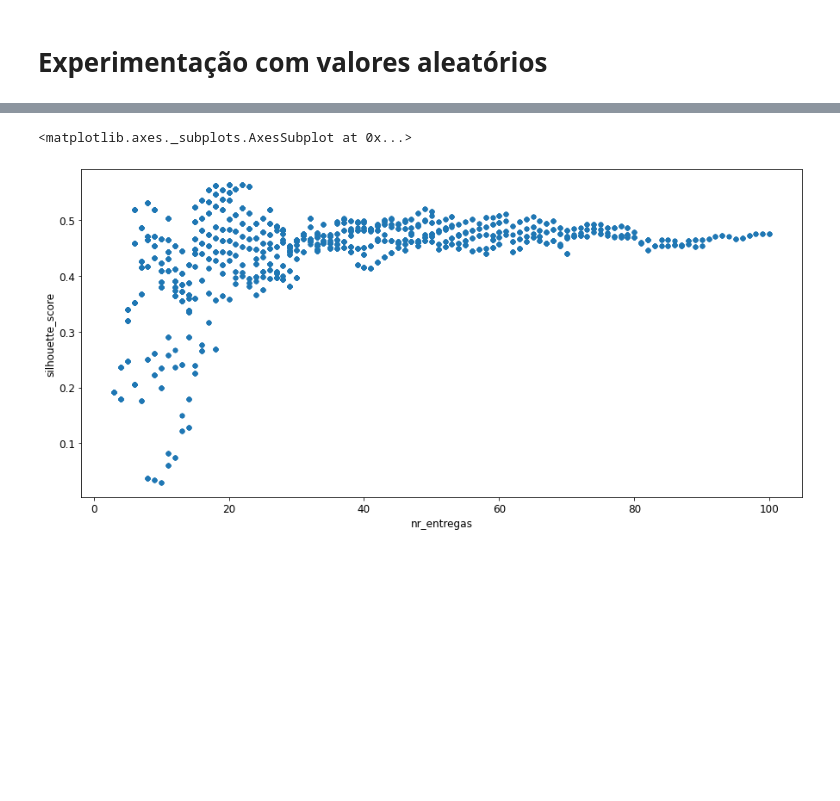
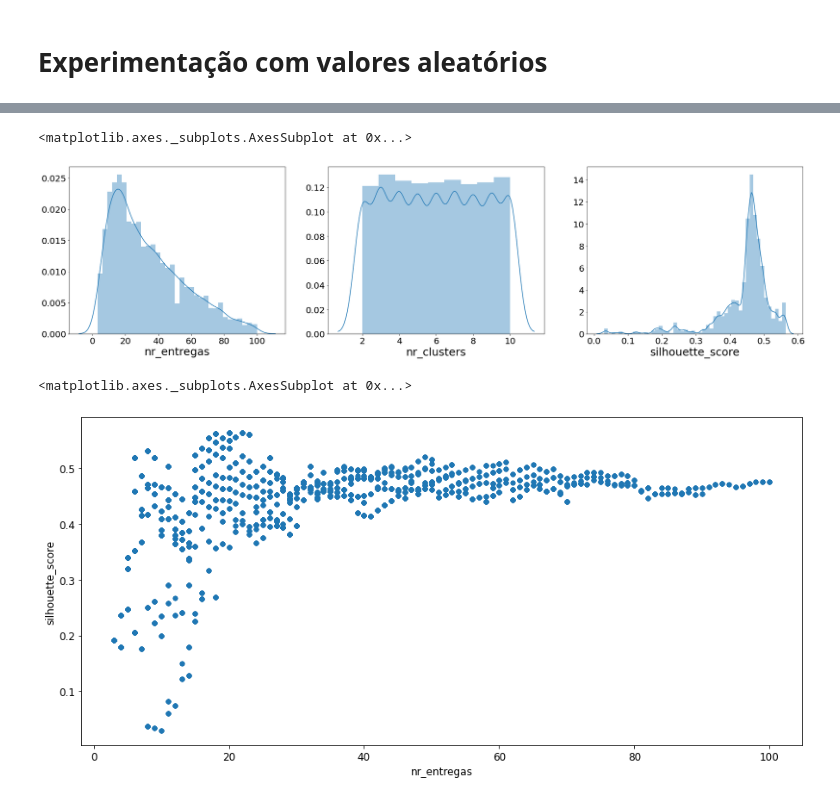
Before and after one commit to DeliveTCC/Router, a Jupyter notebook: Notebooks/02.1.PoC_KMeans.ipynb, the cells around one changed output, grey strips where cells are left out. Cells and saved outputs as stored; diff of their text form; code cells hidden in the pictures; blank space fills up the shorter version.

```diff
--- a/Notebooks/02.1.PoC_KMeans.ipynb
+++ b/Notebooks/02.1.PoC_KMeans.ipynb
@@ -377,4 +378,23 @@ ax.set_zlabel(z)
 [figure]
+# %%
+nrows = 1
+ncols = 3
+
+plt.figure(figsize=(30,7))
+plt.rcParams['xtick.labelsize'] = 20
+plt.rcParams['axes.labelsize'] = 25
+
+plt.subplot(nrows, ncols, 1)
+sns.distplot(a=df_scores["nr_entregas"])
+
+plt.subplot(nrows, ncols, 2)
+sns.distplot(a=df_scores["nr_clusters"], bins=9)
+
+plt.subplot(nrows, ncols, 3)
+sns.distplot(a=df_scores["silhouette_score"])
+# %% [output]
+<matplotlib.axes._subplots.AxesSubplot at 0x...>
+[figure, added]
 # %%
 plt.rcParams['xtick.labelsize'] = 12
 plt.rcParams['ytick.labelsize'] = 12
```
Also changed, not shown: parts of 3 cells of this notebook, 1 other file.
